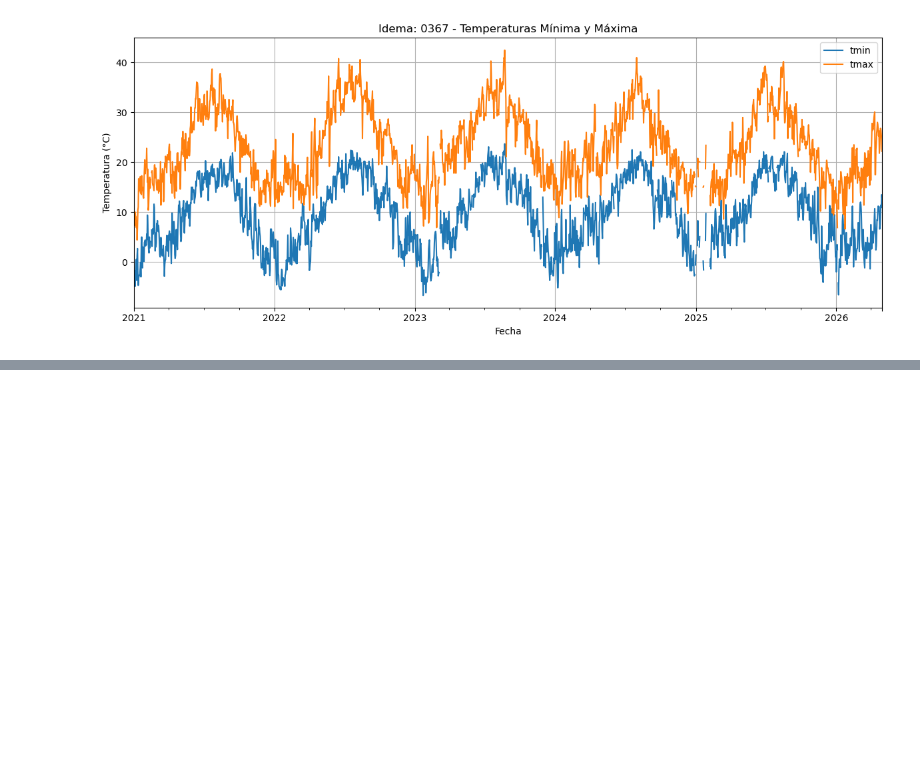
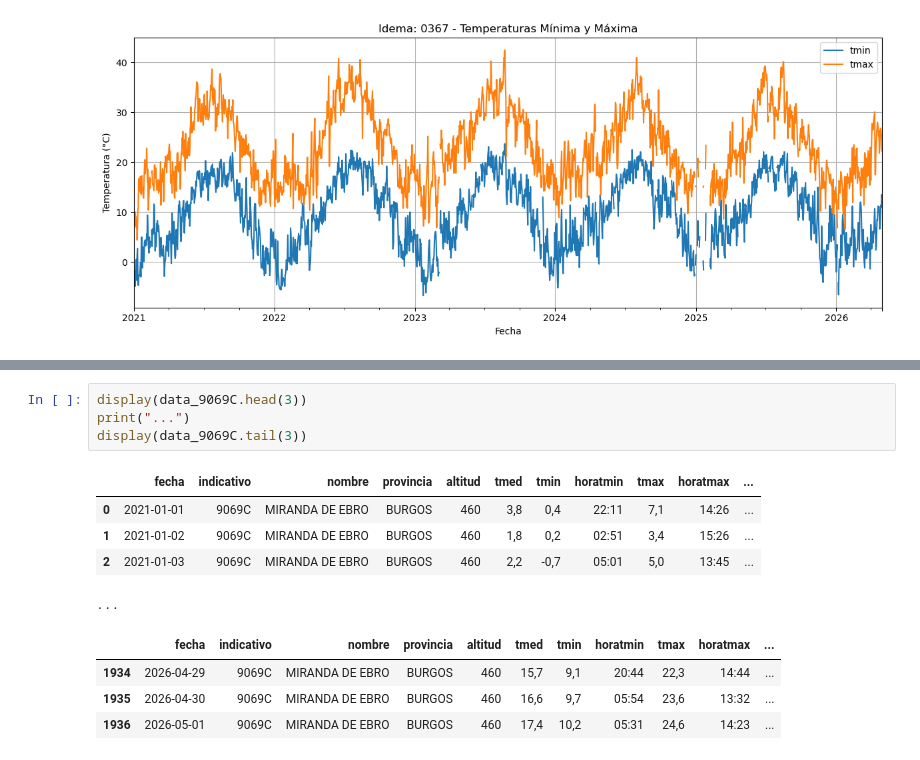
Before and after one commit to reddgr/energy-price-forecasting-in-power-grids, a Jupyter notebook: notebooks/05_historical_weather_data_download.ipynb, the cells around one changed output, grey strips where cells are left out. Drawn from its saved outputs; the diff is of its cells as text; blank space fills up the shorter version.

```diff
--- a/notebooks/05_historical_weather_data_download.ipynb
+++ b/notebooks/05_historical_weather_data_download.ipynb
@@ -275,0 +298,14 @@ plt.show()
+# %%
+display(data_9069C.head(3))
+print("...")
+display(data_9069C.tail(3))
+# %% [output]
+|  | fecha | indicativo | nombre | provincia | altitud | tmed | tmin | horatmin | tmax | horatmax | ... |
+| 0 | 2021-01-01 | 9069C | MIRANDA DE EBRO | BURGOS | 460 | 3,8 | 0,4 | 22:11 | 7,1 | 14:26 | ... |
+| 1 | 2021-01-02 | 9069C | MIRANDA DE EBRO | BURGOS | 460 | 1,8 | 0,2 | 02:51 | 3,4 | 15:26 | ... |
+| 2 | 2021-01-03 | 9069C | MIRANDA DE EBRO | BURGOS | 460 | 2,2 | -0,7 | 05:01 | 5,0 | 13:45 | ... |
+...
+|  | fecha | indicativo | nombre | provincia | altitud | tmed | tmin | horatmin | tmax | horatmax | ... |
+| 1934 | 2026-04-29 | 9069C | MIRANDA DE EBRO | BURGOS | 460 | 15,7 | 9,1 | 20:44 | 22,3 | 14:44 | ... |
+| 1935 | 2026-04-30 | 9069C | MIRANDA DE EBRO | BURGOS | 460 | 16,6 | 9,7 | 05:54 | 23,6 | 13:32 | ... |
+| 1936 | 2026-05-01 | 9069C | MIRANDA DE EBRO | BURGOS | 460 | 17,4 | 10,2 | 05:31 | 24,6 | 14:23 | ... |
```
Also changed, not shown: parts of 5 cells of this notebook.
